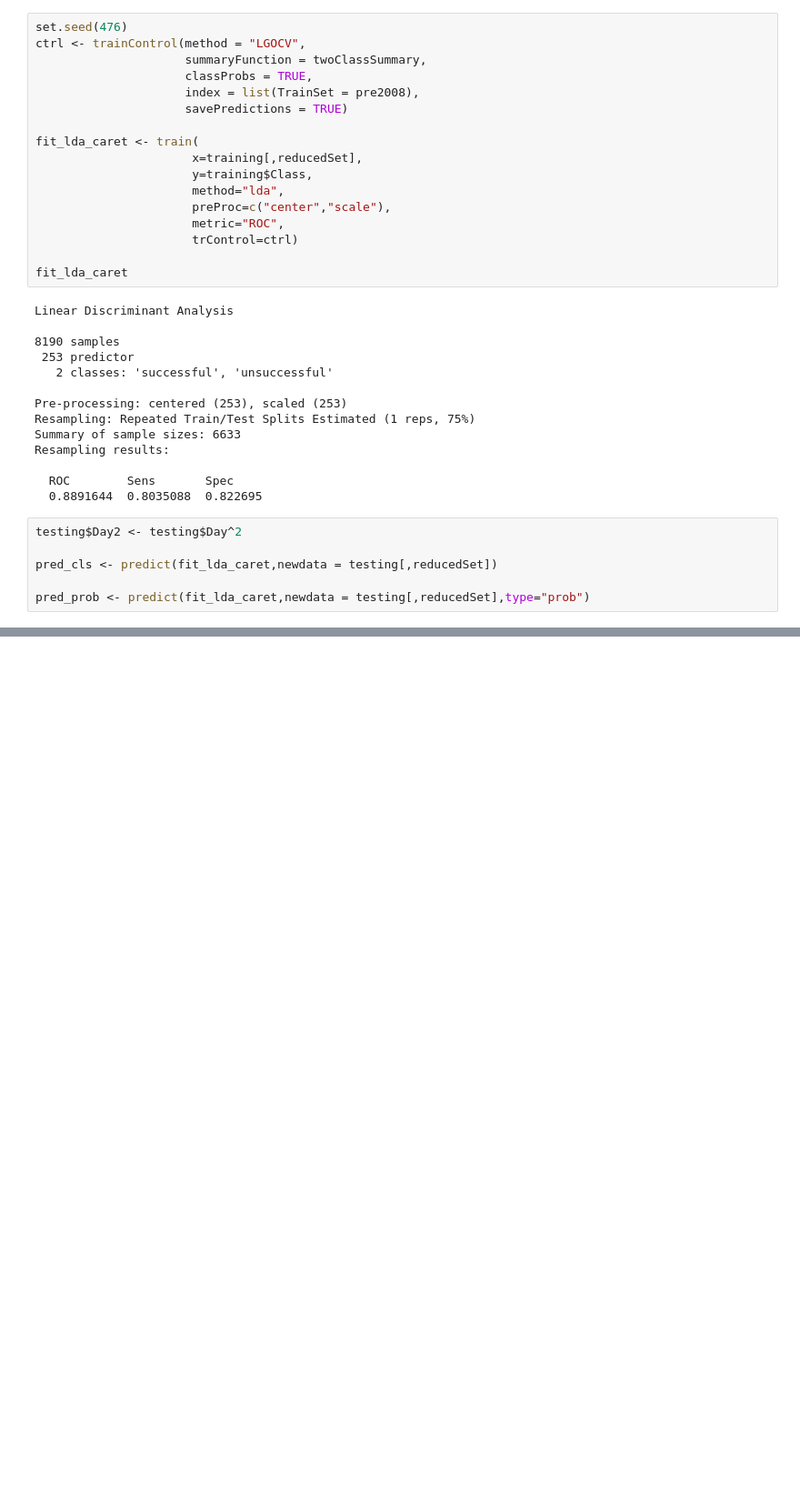
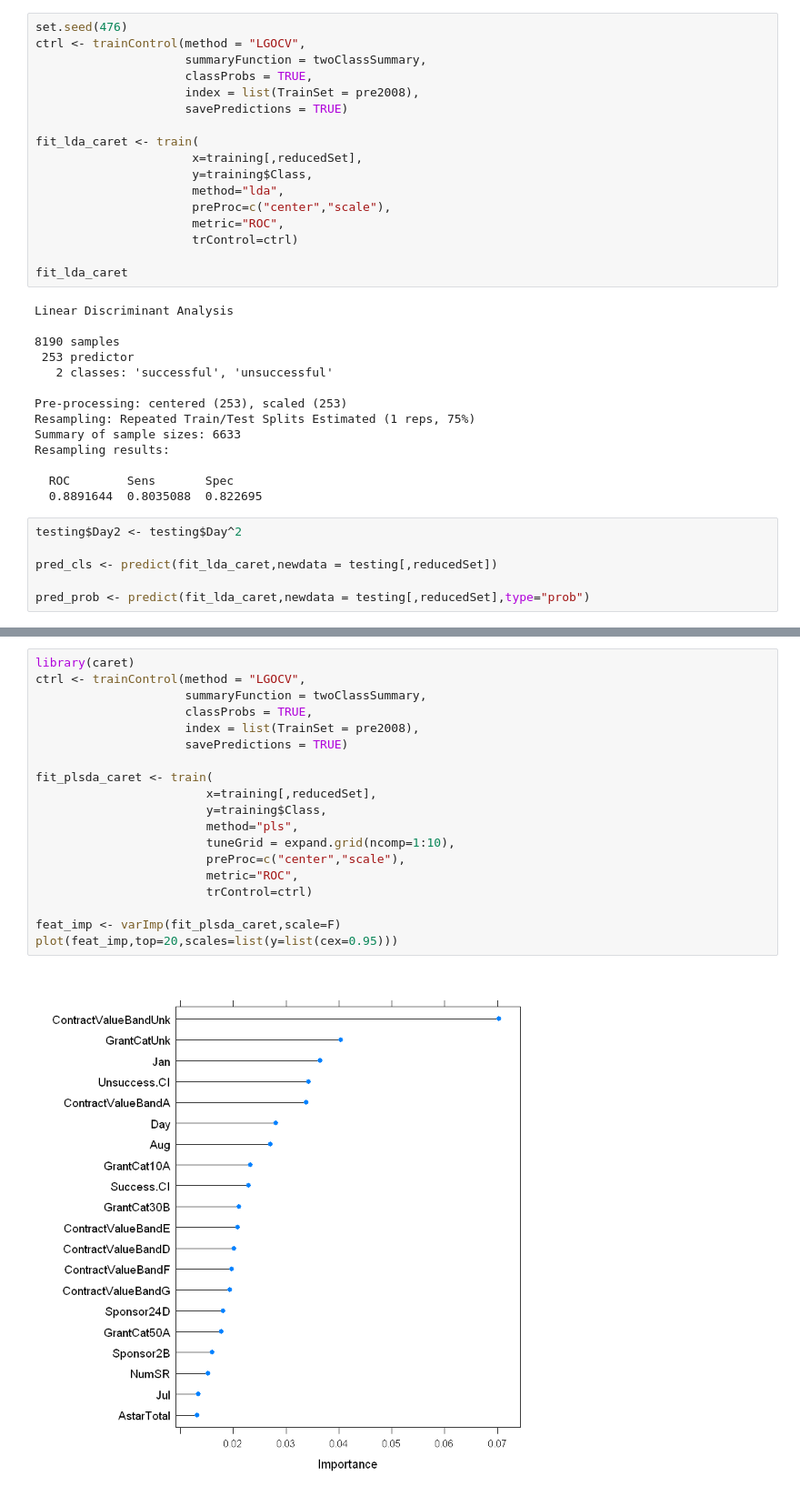
Before and after one commit to Randallzoeng/BookClub, a Jupyter notebook: AppliedPredictiveModeling/Chap. 12 Discriminant Analysis and Other Linear Classification Models.ipynb, the cells around one changed output, grey strips where cells are left out. Shown at 91% size. Drawn from its saved outputs; the diff is of its cells as text; blank space fills up the shorter version.

```diff
--- a/AppliedPredictiveModeling/Chap. 12 Discriminant Analysis and Other Linear Classification Models.ipynb
+++ b/AppliedPredictiveModeling/Chap. 12 Discriminant Analysis and Other Linear Classification Models.ipynb
@@ -354,0 +382,21 @@ pred_prob <- predict(fit_lda_caret,newdata = testing[,reducedSet],type="prob")
+# %%
+library(caret)
+ctrl <- trainControl(method = "LGOCV",
+                     summaryFunction = twoClassSummary,
+                     classProbs = TRUE,
+                     index = list(TrainSet = pre2008),
+                     savePredictions = TRUE)
+
+fit_plsda_caret <- train(
+                        x=training[,reducedSet],
+                        y=training$Class,
+                        method="pls",
+                        tuneGrid = expand.grid(ncomp=1:10),
+                        preProc=c("center","scale"),
+                        metric="ROC",
+                        trControl=ctrl)
+
+feat_imp <- varImp(fit_plsda_caret,scale=F)
+plot(feat_imp,top=20,scales=list(y=list(cex=0.95)))
+# %% [output]
+[figure, added]
```
Also changed, not shown: parts of 12 cells of this notebook.
